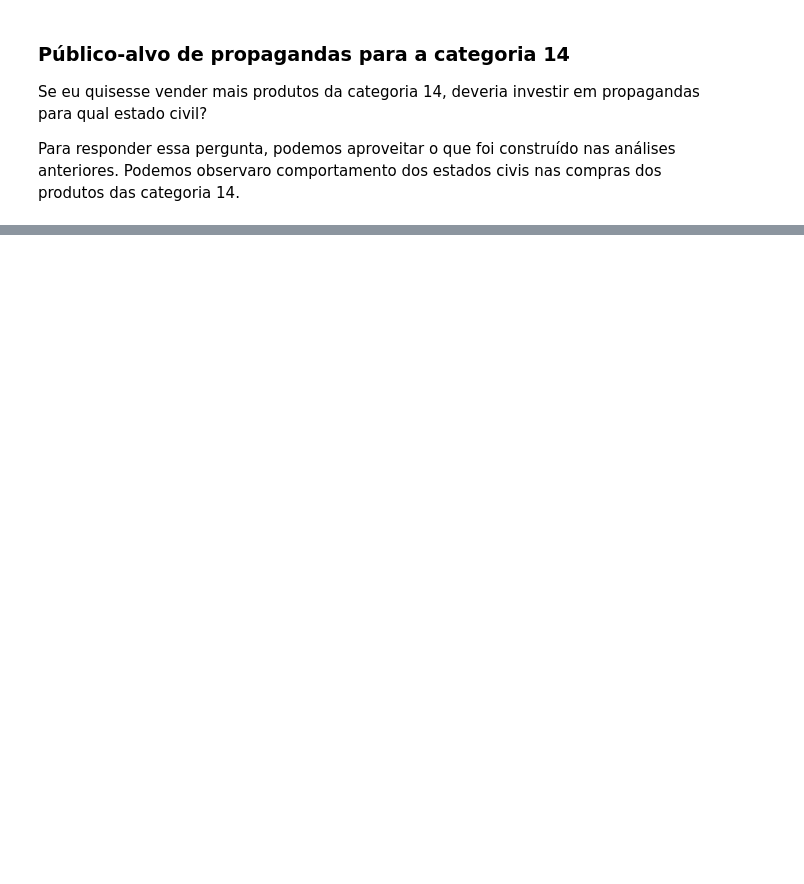
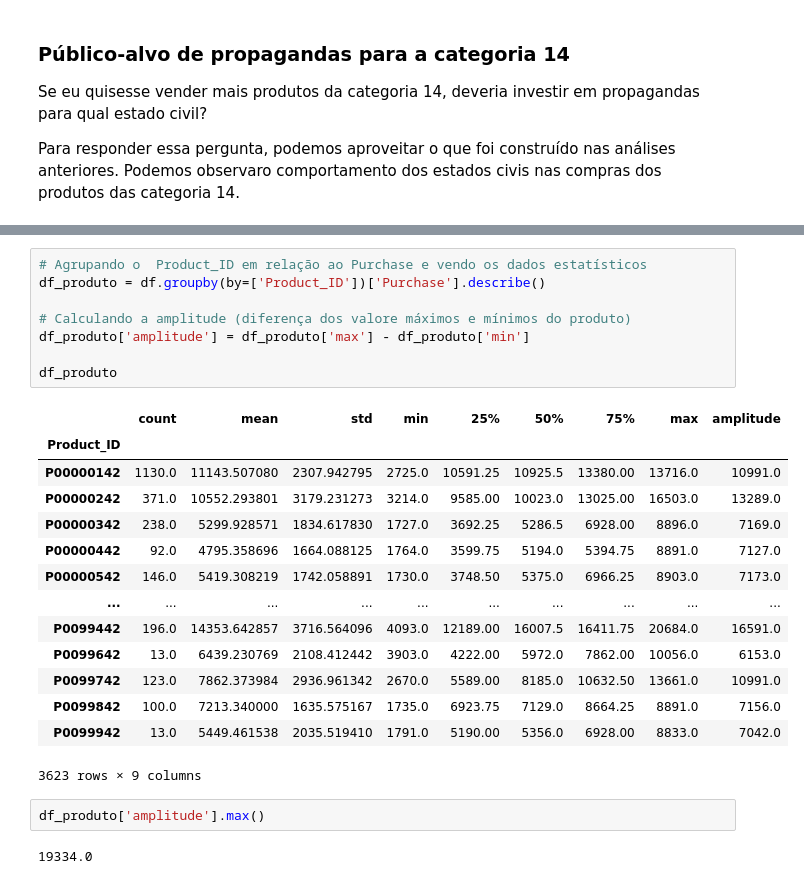
Before and after one commit to ewerthonk/EDA-ecommerce-black-friday, a Jupyter notebook: exploratory-analysis-ecommerce.ipynb, the cells around one changed output, grey strips where cells are left out. Cells and saved outputs as stored; diff of their text form; blank space fills up the shorter version.

```diff
--- a/exploratory-analysis-ecommerce.ipynb
+++ b/exploratory-analysis-ecommerce.ipynb
@@ -278 +355,28 @@ sns.boxplot(ax=ax2, x='Product_Category_1', y='Purchase', data=df)
+# %%
+# Agrupando o  Product_ID em relação ao Purchase e vendo os dados estatísticos
+df_produto = df.groupby(by=['Product_ID'])['Purchase'].describe()
+
+# Calculando a amplitude (diferença dos valore máximos e mínimos do produto)
+df_produto['amplitude'] = df_produto['max'] - df_produto['min']
+
+df_produto
+# %% [output]
+|  | count | mean | std | min | 25% | 50% | 75% | max | amplitude |
+| Product_ID |  |  |  |  |  |  |  |  |  |
+| P00000142 | 1130.0 | 11143.507080 | 2307.942795 | 2725.0 | 10591.25 | 10925.5 | 13380.00 | 13716.0 | 10991.0 |
+| P00000242 | 371.0 | 10552.293801 | 3179.231273 | 3214.0 | 9585.00 | 10023.0 | 13025.00 | 16503.0 | 13289.0 |
+| P00000342 | 238.0 | 5299.928571 | 1834.617830 | 1727.0 | 3692.25 | 5286.5 | 6928.00 | 8896.0 | 7169.0 |
+| P00000442 | 92.0 | 4795.358696 | 1664.088125 | 1764.0 | 3599.75 | 5194.0 | 5394.75 | 8891.0 | 7127.0 |
+| P00000542 | 146.0 | 5419.308219 | 1742.058891 | 1730.0 | 3748.50 | 5375.0 | 6966.25 | 8903.0 | 7173.0 |
+| ... | ... | ... | ... | ... | ... | ... | ... | ... | ... |
+| P0099442 | 196.0 | 14353.642857 | 3716.564096 | 4093.0 | 12189.00 | 16007.5 | 16411.75 | 20684.0 | 16591.0 |
+| P0099642 | 13.0 | 6439.230769 | 2108.412442 | 3903.0 | 4222.00 | 5972.0 | 7862.00 | 10056.0 | 6153.0 |
+| P0099742 | 123.0 | 7862.373984 | 2936.961342 | 2670.0 | 5589.00 | 8185.0 | 10632.50 | 13661.0 | 10991.0 |
+| P0099842 | 100.0 | 7213.340000 | 1635.575167 | 1735.0 | 6923.75 | 7129.0 | 8664.25 | 8891.0 | 7156.0 |
+| P0099942 | 13.0 | 5449.461538 | 2035.519410 | 1791.0 | 5190.00 | 5356.0 | 6928.00 | 8833.0 | 7042.0 |
+3623 rows × 9 columns
+# %%
+df_produto['amplitude'].max()
+# %% [output]
+19334.0
 # %% [markdown]
```
Also changed, not shown: parts of 19 cells of this notebook, 1 other file.
